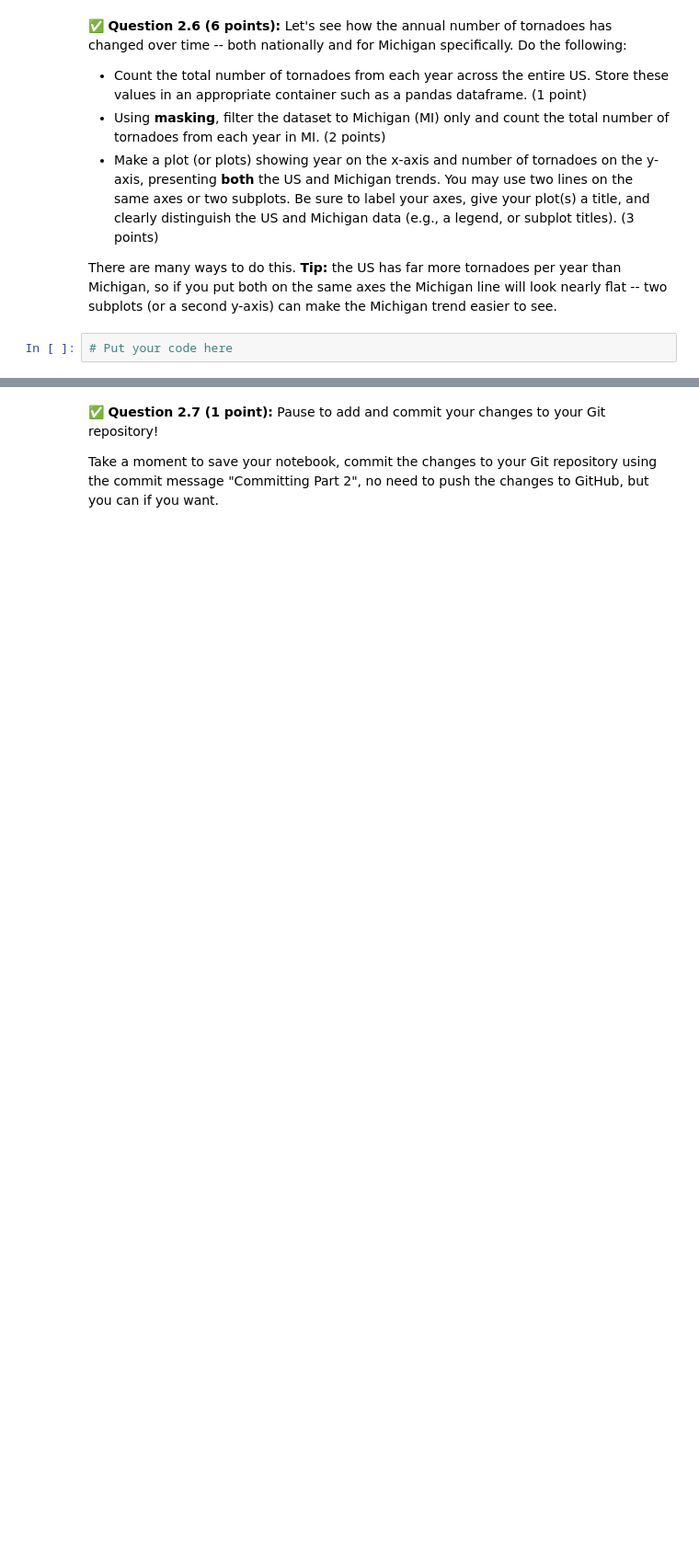
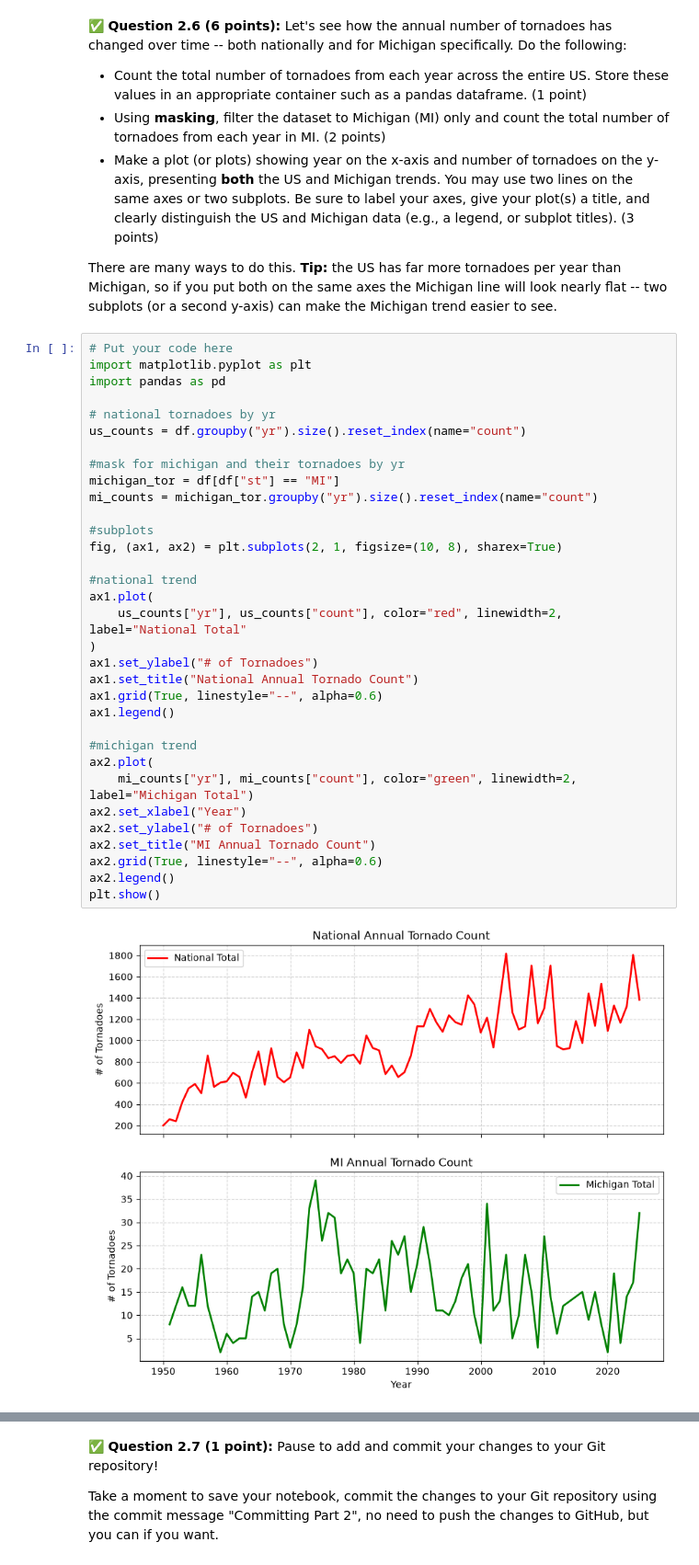
Before and after one commit to natzkej1/CMSE202-f26-turnin, a Jupyter notebook: hw-01/HW01-GitPandasPackagesClasses-Jacob-Natzke.ipynb, the cells around one changed output, grey strips where cells are left out. Shown at 92% size. Saved outputs shown, nothing was run; the diff lists cells and outputs as text; blank space fills up the shorter version.

```diff
--- a/hw-01/HW01-GitPandasPackagesClasses-Jacob-Natzke.ipynb
+++ b/hw-01/HW01-GitPandasPackagesClasses-Jacob-Natzke.ipynb
@@ -300,8 +367,41 @@ There are many ways to do this.  For example, you could use masking and loops.
 * Make a plot (or plots) showing year on the x-axis and number of tornadoes on the y-axis, presenting **both** the US and Michigan trends. You may use two lines on the same axes or two subplots. Be sure to label your axes, give your plot(s) a title, and clearly distinguish the US and Michigan data (e.g., a legend, or subplot titles). (3 points)
 
 There are many ways to do this. **Tip:** the US has far more tornadoes per year than Michigan, so if you put both on the same axes the Michigan line will look nearly flat -- two subplots (or a second y-axis) can make the Michigan trend easier to see.
-# %%
-# Put your code here
+# %%
+# Put your code here
+import matplotlib.pyplot as plt
+import pandas as pd
+
+# national tornadoes by yr
+us_counts = df.groupby("yr").size().reset_index(name="count")
+
+#mask for michigan and their tornadoes by yr
+michigan_tor = df[df["st"] == "MI"]
+mi_counts = michigan_tor.groupby("yr").size().reset_index(name="count")
+
+#subplots
+fig, (ax1, ax2) = plt.subplots(2, 1, figsize=(10, 8), sharex=True)
+
+#national trend
+ax1.plot(
+    us_counts["yr"], us_counts["count"], color="red", linewidth=2, label="National Total"
+)
+ax1.set_ylabel("# of Tornadoes")
+ax1.set_title("National Annual Tornado Count")
+ax1.grid(True, linestyle="--", alpha=0.6)
+ax1.legend()
+
+#michigan trend
+ax2.plot(
+    mi_counts["yr"], mi_counts["count"], color="green", linewidth=2, label="Michigan Total")
+ax2.set_xlabel("Year")
+ax2.set_ylabel("# of Tornadoes")
+ax2.set_title("MI Annual Tornado Count")
+ax2.grid(True, linestyle="--", alpha=0.6)
+ax2.legend()
+plt.show()
+# %% [output]
+[figure, added]
 # %% [markdown]
 <!-- END QUESTION -->
 <!-- DO NOT MODIFY OR DELETE THIS CELL. Make sure your solution to the question above is in the cell(s) above this one. -->
```
Also changed, not shown: parts of 23 cells of this notebook.
